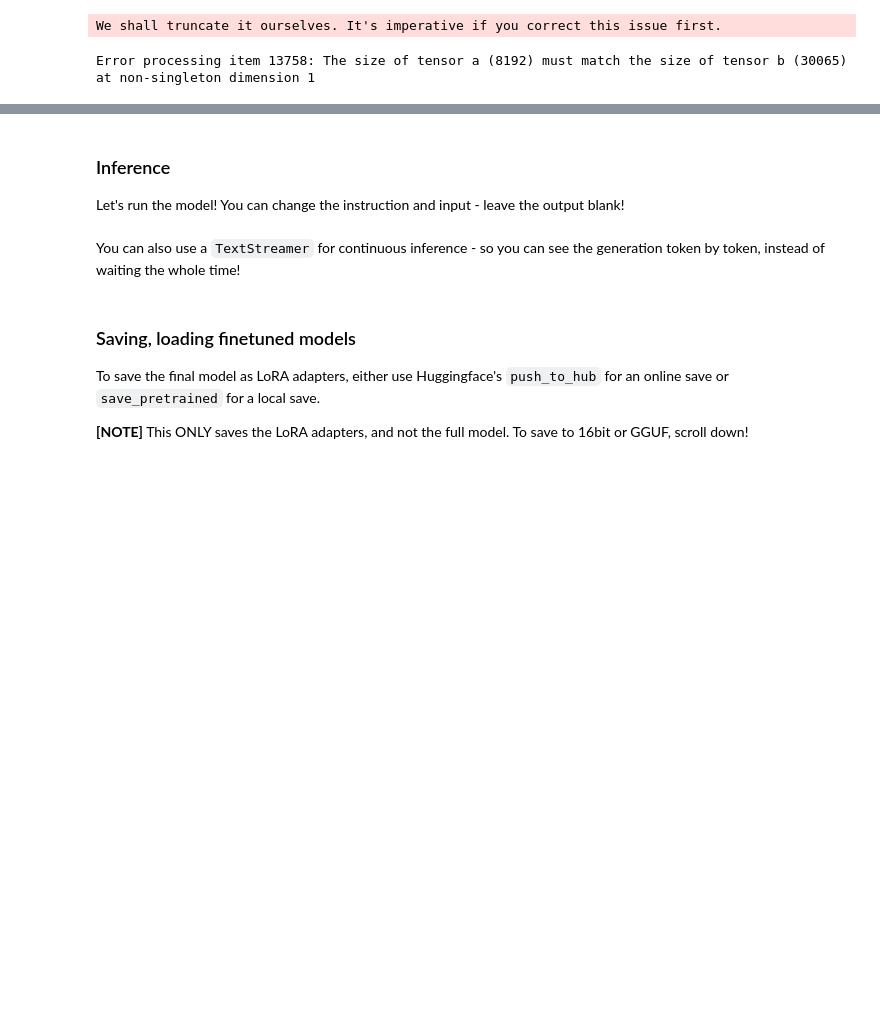
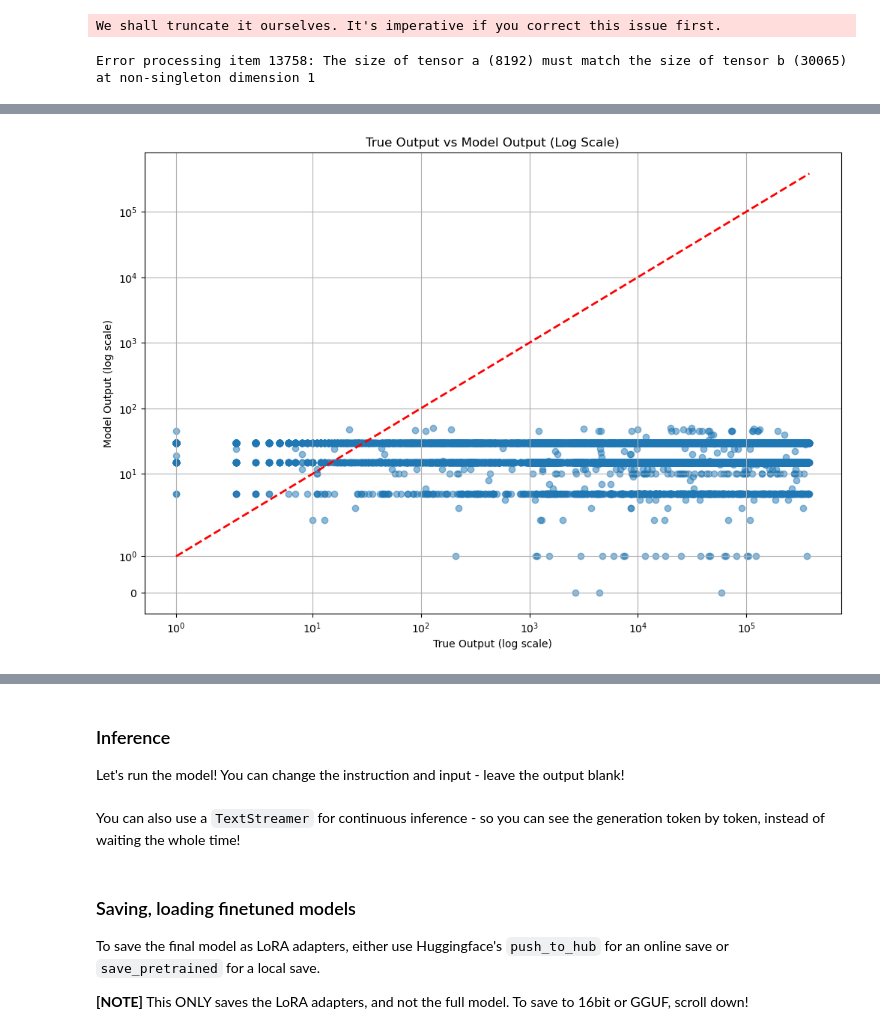
Before and after one commit to udaykirankavaturu/software-effort-estimation-using-llm, a Jupyter notebook: llama3.ipynb, the cells around one changed output, grey strips where cells are left out. Drawn from its saved outputs; the diff is of its cells as text; code cells hidden in the pictures; blank space fills up the shorter version.

```diff
--- a/llama3.ipynb
+++ b/llama3.ipynb
@@ -276,0 +346,18 @@ type(dataset)
+# %%
+import matplotlib.pyplot as plt
+import numpy as np
+
+plt.figure(figsize=(12, 8))
+plt.scatter(df_clean['true_output'], df_clean['model_output'], alpha=0.5)
+plt.xscale('symlog')
+plt.yscale('symlog')
+plt.xlabel('True Output (log scale)')
+plt.ylabel('Model Output (log scale)')
+plt.title('True Output vs Model Output (Log Scale)')
+plt.plot([df_clean['true_output'].min(), df_clean['true_output'].max()],
+         [df_clean['true_output'].min(), df_clean['true_output'].max()],
+         'r--', lw=2)
+plt.grid(True)
+plt.show()
+# %% [output]
+[figure, added]
```
Also changed, not shown: parts of 33 cells of this notebook, 1 other file.
